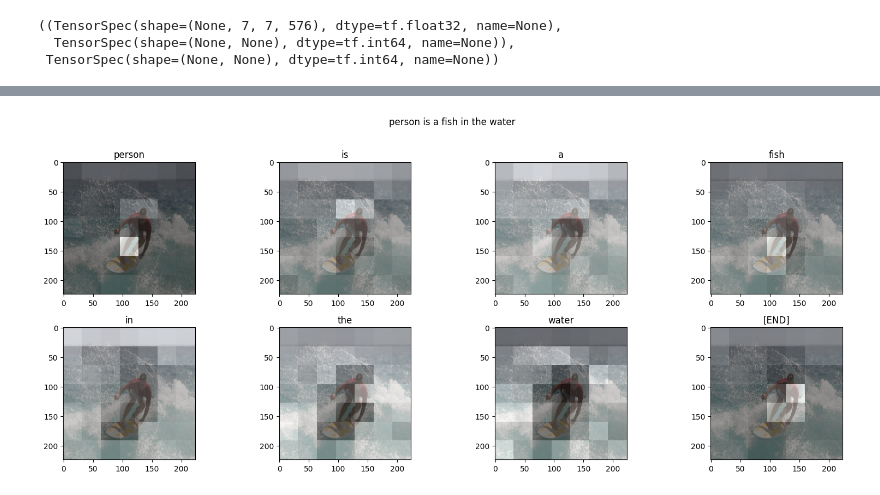
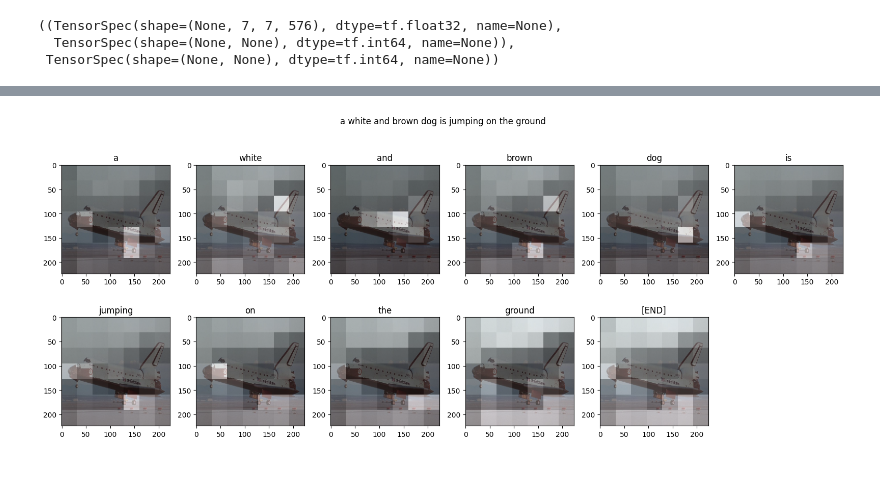
Before and after one commit to Alexiush/advanced_ml, a Jupyter notebook: lb3/lab_3.ipynb, the cells around one changed output, grey strips where cells are left out. Cells and saved outputs as stored; diff of their text form; code cells hidden in the pictures.

```diff
--- a/lb3/lab_3.ipynb
+++ b/lb3/lab_3.ipynb
@@ -666,7 +704,7 @@ lit campus diagram and a spree sitting the the
 # %%
 callbacks = [
     GenerateText(),
-    tf.keras.callbacks.EarlyStopping(patience=10, restore_best_weights=True)
+    tf.keras.callbacks.EarlyStopping(patience=5, restore_best_weights=True)
 ]
 # %%
 model.compile(optimizer=tf.keras.optimizers.Adam(learning_rate=1e-4),
@@ -674,10 +712,8 @@ model.compile(optimizer=tf.keras.optimizers.Adam(learning_rate=1e-4),
            metrics=[masked_acc])
 # %%
 history = model.fit(
-    train_ds.repeat(),
-    steps_per_epoch=100,
-    validation_data=test_ds.repeat(),
-    validation_steps=20,
+    train_ds,
+    validation_data=test_ds,
     epochs=100,
     callbacks=callbacks)
 # %% [output]
@@ -742,6 +762,6 @@ def preprocess_image(image_path):
 # %%
-image_path = '../../../Downloads/Shuttle.JPG'  # Replace with your uploaded image's filename
-preprocessed_image = preprocess_image(image_path)
-run_and_show_attention(model, image)
+image_path = 'Shuttle.JPG'  # Replace with your uploaded image's filename
+preprocessed_image = load_image(image_path)
+run_and_show_attention(model, preprocessed_image)
 # %% [output]
-[figure, old version]
+[figure, new version]
```
Also changed, not shown: parts of 22 cells of this notebook, 2 other files.
